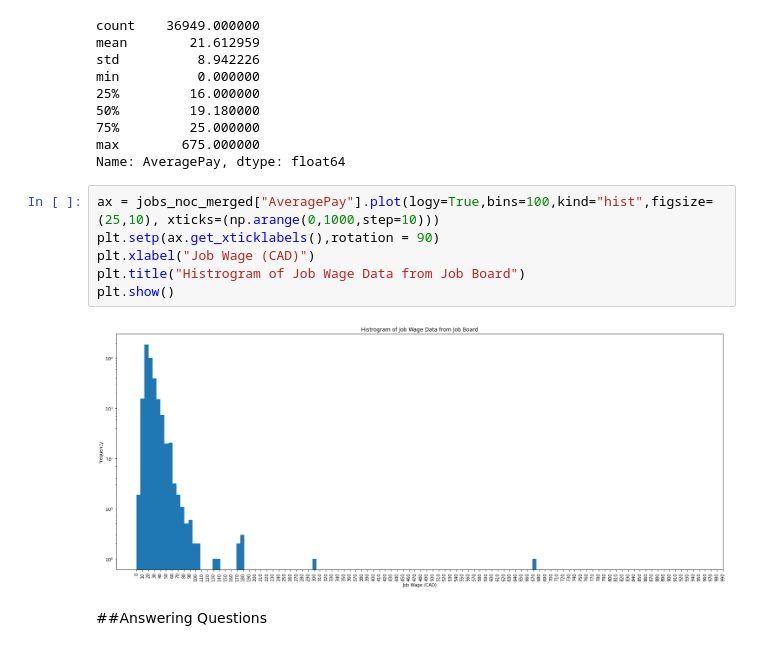
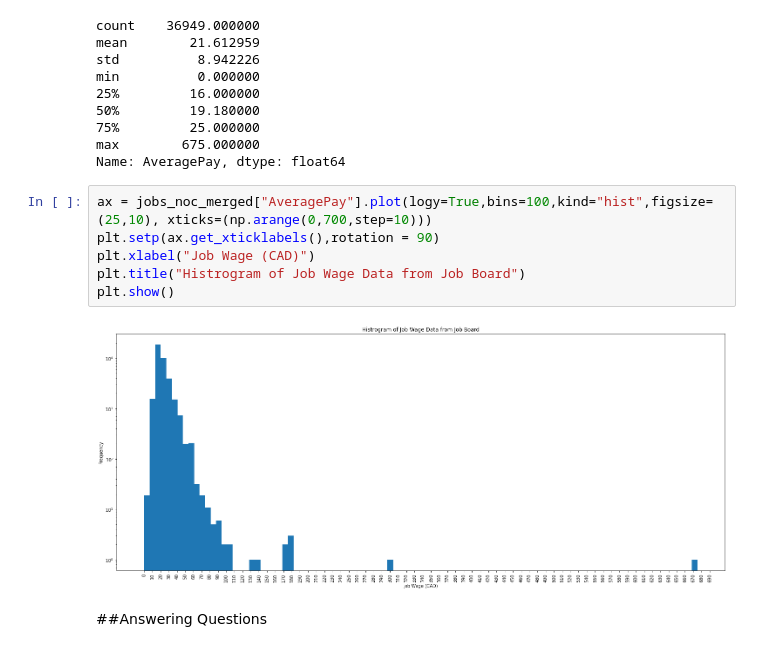
Before and after one commit to ChristopheTran/Canadian-Jobs-Amid-a-Pandemic, a Jupyter notebook: Final_Notebook.ipynb, the cells around one changed output. Drawn from its saved outputs; the diff is of its cells as text.

```diff
--- a/Final_Notebook.ipynb
+++ b/Final_Notebook.ipynb
@@ -223,13 +227,13 @@ min          0.000000
 max        675.000000
 Name: AveragePay, dtype: float64
 # %%
-ax = jobs_noc_merged["AveragePay"].plot(logy=True,bins=100,kind="hist",figsize=(25,10), xticks=(np.arange(0,1000,step=10)))
+ax = jobs_noc_merged["AveragePay"].plot(logy=True,bins=100,kind="hist",figsize=(25,10), xticks=(np.arange(0,700,step=10)))
 plt.setp(ax.get_xticklabels(),rotation = 90)
 plt.xlabel("Job Wage (CAD)")
 plt.title("Histrogram of Job Wage Data from Job Board")
 plt.show()
 # %% [output]
-[figure, old version]
+[figure, new version]
 # %% [markdown]
 ##Answering Questions
 # %% [markdown]
```
Also changed, not shown: parts of 9 cells of this notebook.
